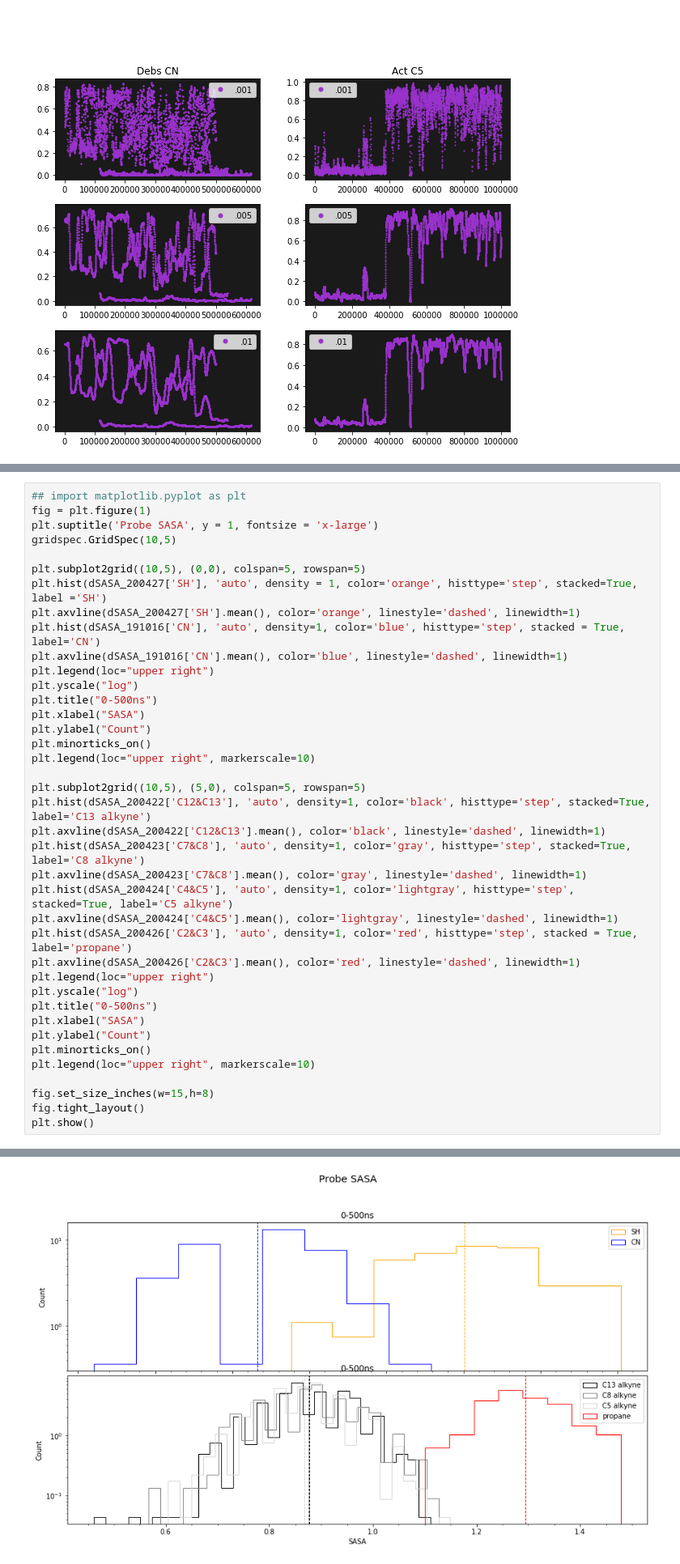
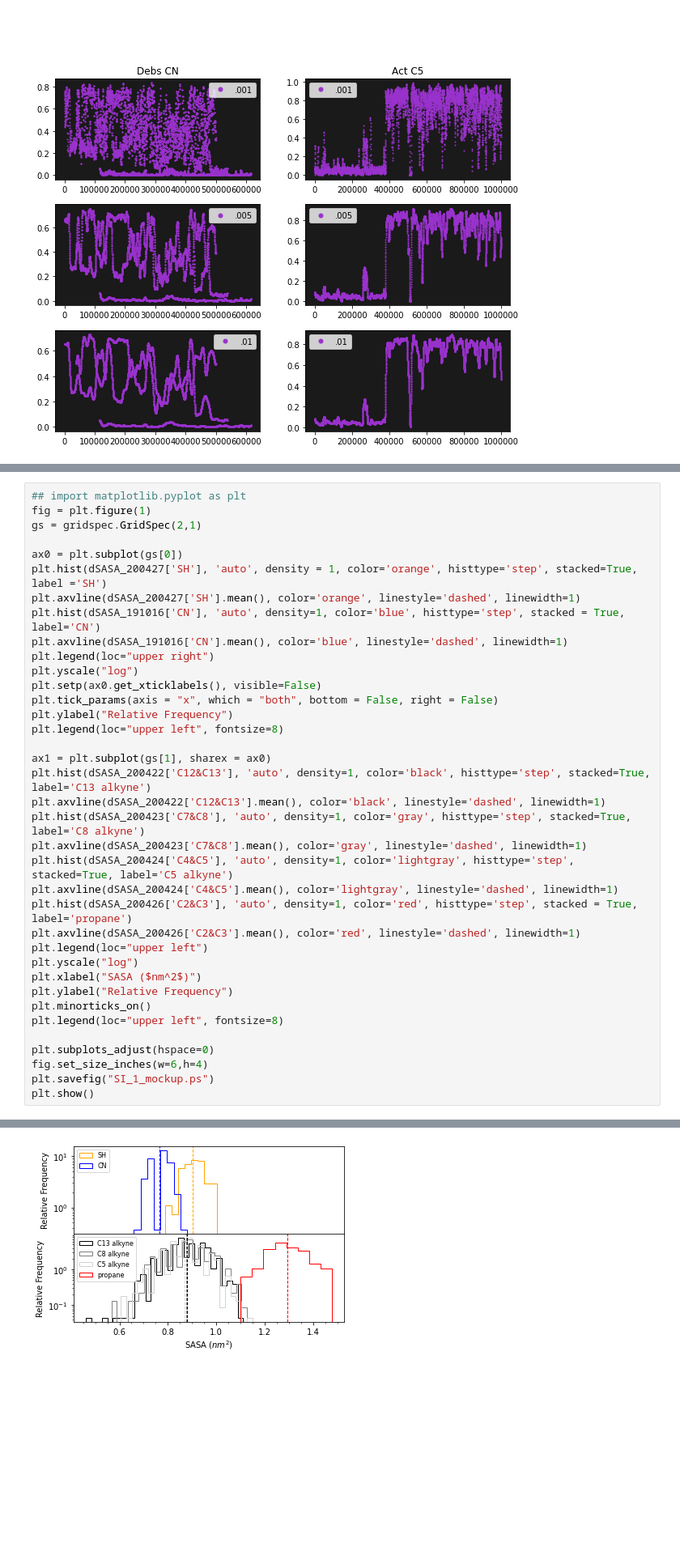
Before and after one commit to CHLresearchgroup/coire, a Jupyter notebook: CGHPaper.ipynb, the cells around one changed output, grey strips where cells are left out. Shown at 81% size. Saved outputs shown, nothing was run; the diff lists cells and outputs as text; blank space fills up the shorter version.

```diff
--- a/CGHPaper.ipynb
+++ b/CGHPaper.ipynb
@@ -1087,23 +1128,21 @@ plt.show()
 # %%
 ## import matplotlib.pyplot as plt
 fig = plt.figure(1)
-plt.suptitle('Probe SASA', y = 1, fontsize = 'x-large')
-gridspec.GridSpec(10,5)
+gs = gridspec.GridSpec(2,1)
 
-plt.subplot2grid((10,5), (0,0), colspan=5, rowspan=5)
+ax0 = plt.subplot(gs[0])
 plt.hist(dSASA_200427['SH'], 'auto', density = 1, color='orange', histtype='step', stacked=True, label ='SH')
 plt.axvline(dSASA_200427['SH'].mean(), color='orange', linestyle='dashed', linewidth=1)
 plt.hist(dSASA_191016['CN'], 'auto', density=1, color='blue', histtype='step', stacked = True, label='CN')
 plt.axvline(dSASA_191016['CN'].mean(), color='blue', linestyle='dashed', linewidth=1)
 plt.legend(loc="upper right")
 plt.yscale("log")
-plt.title("0-500ns")
-plt.xlabel("SASA")
-plt.ylabel("Count")
-plt.minorticks_on()
-plt.legend(loc="upper right", markerscale=10)
+plt.setp(ax0.get_xticklabels(), visible=False)
+plt.tick_params(axis = "x", which = "both", bottom = False, right = False)
+plt.ylabel("Relative Frequency")
+plt.legend(loc="upper left", fontsize=8)
 
-plt.subplot2grid((10,5), (5,0), colspan=5, rowspan=5)
+ax1 = plt.subplot(gs[1], sharex = ax0)
 plt.hist(dSASA_200422['C12&C13'], 'auto', density=1, color='black', histtype='step', stacked=True, label='C13 alkyne')
 plt.axvline(dSASA_200422['C12&C13'].mean(), color='black', linestyle='dashed', linewidth=1)
 plt.hist(dSASA_200423['C7&C8'], 'auto', density=1, color='gray', histtype='step', stacked=True, label='C8 alkyne')
@@ -1112,15 +1151,15 @@ plt.hist(dSASA_200424['C4&C5'], 'auto', density=1, color='lightgray', histtype='
 plt.axvline(dSASA_200424['C4&C5'].mean(), color='lightgray', linestyle='dashed', linewidth=1)
 plt.hist(dSASA_200426['C2&C3'], 'auto', density=1, color='red', histtype='step', stacked = True, label='propane')
 plt.axvline(dSASA_200426['C2&C3'].mean(), color='red', linestyle='dashed', linewidth=1)
-plt.legend(loc="upper right")
+plt.legend(loc="upper left")
 plt.yscale("log")
-plt.title("0-500ns")
-plt.xlabel("SASA")
-plt.ylabel("Count")
+plt.xlabel("SASA ($nm^2$)")
+plt.ylabel("Relative Frequency")
 plt.minorticks_on()
-plt.legend(loc="upper right", markerscale=10)
+plt.legend(loc="upper left", fontsize=8)
 
-fig.set_size_inches(w=15,h=8)
-fig.tight_layout()
+plt.subplots_adjust(hspace=0)
+fig.set_size_inches(w=6,h=4)
+plt.savefig("SI_1_mockup.ps")
 plt.show()
 # %% [output]
@@ -1127,3 +1170,3 @@ plt.show()
-[figure, old version]
+[figure, new version]
 # %% [markdown]
 ## Additional comparisons with Sam E. runs
```
Also changed, not shown: parts of 28 cells of this notebook, 15 other files.
